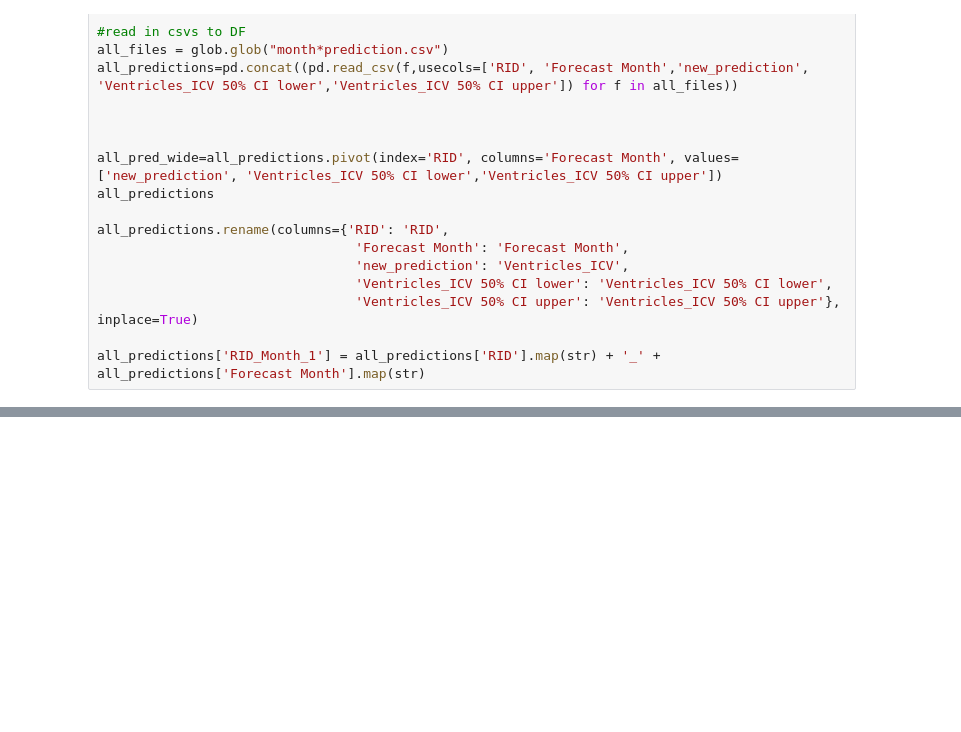
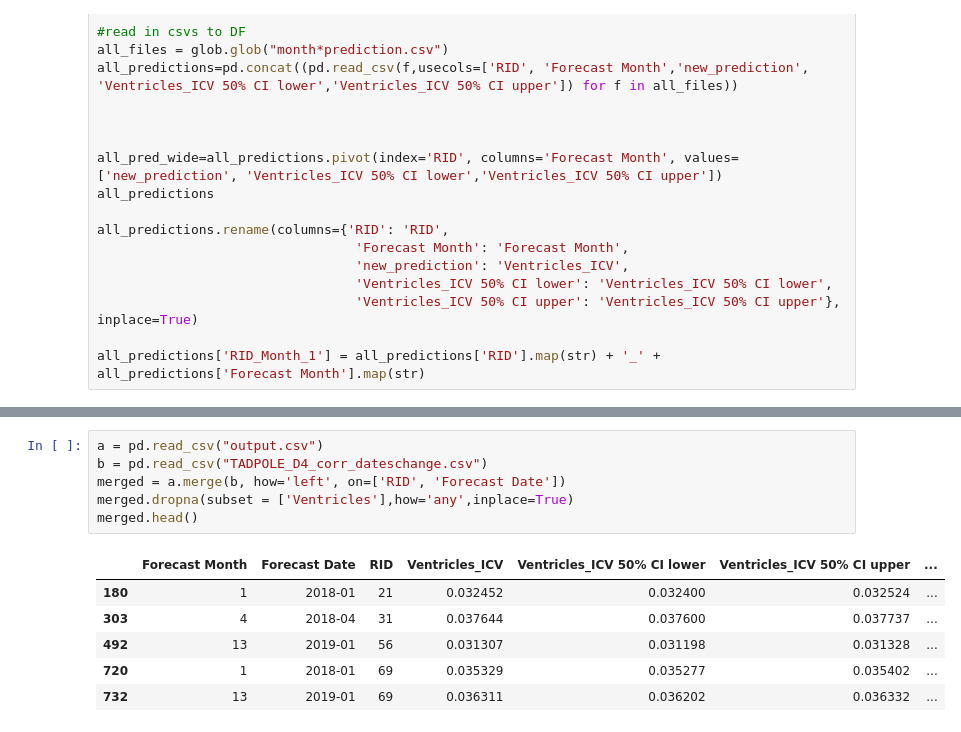
Before and after one commit to ucl-pond/MediCSS2020_sharing_repo, a Jupyter notebook: Linear_Mixed_Effects_Model_UPDATE.ipynb, the cells around one changed output, grey strips where cells are left out. Drawn from its saved outputs; the diff is of its cells as text; blank space fills up the shorter version.

```diff
--- a/Linear_Mixed_Effects_Model_UPDATE.ipynb
+++ b/Linear_Mixed_Effects_Model_UPDATE.ipynb
@@ -382,2 +382,15 @@ submission_table.to_csv('submission_table.csv', index=False)
 # %% [output]
 Constructing the output spreadsheet output.csv ...
+# %%
+a = pd.read_csv("output.csv")
+b = pd.read_csv("TADPOLE_D4_corr_dateschange.csv")
+merged = a.merge(b, how='left', on=['RID', 'Forecast Date'])
+merged.dropna(subset = ['Ventricles'],how='any',inplace=True)
+merged.head()
+# %% [output]
+|  | Forecast Month | Forecast Date | RID | Ventricles_ICV | Ventricles_ICV 50% CI lower | Ventricles_ICV 50% CI upper | ... |
+| 180 | 1 | 2018-01 | 21 | 0.032452 | 0.032400 | 0.032524 | ... |
+| 303 | 4 | 2018-04 | 31 | 0.037644 | 0.037600 | 0.037737 | ... |
+| 492 | 13 | 2019-01 | 56 | 0.031307 | 0.031198 | 0.031328 | ... |
+| 720 | 1 | 2018-01 | 69 | 0.035329 | 0.035277 | 0.035402 | ... |
+| 732 | 13 | 2019-01 | 69 | 0.036311 | 0.036202 | 0.036332 | ... |
```
Also changed, not shown: parts of 13 cells of this notebook.
